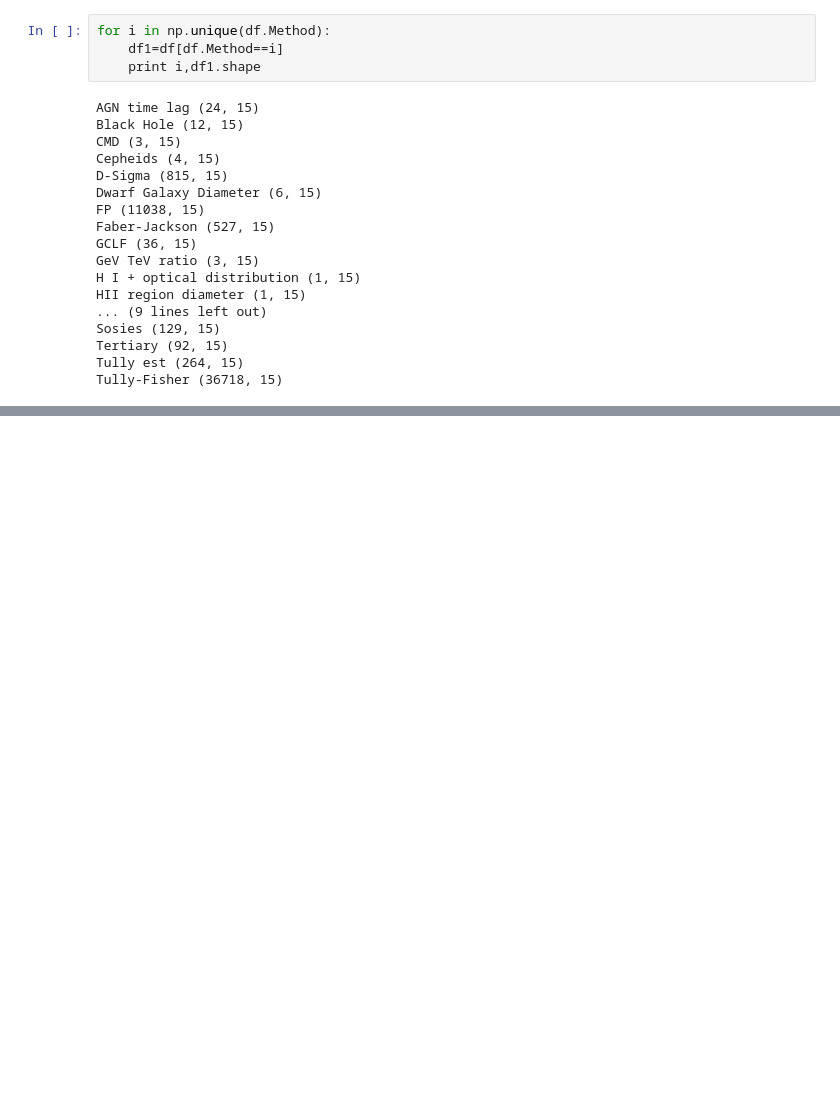
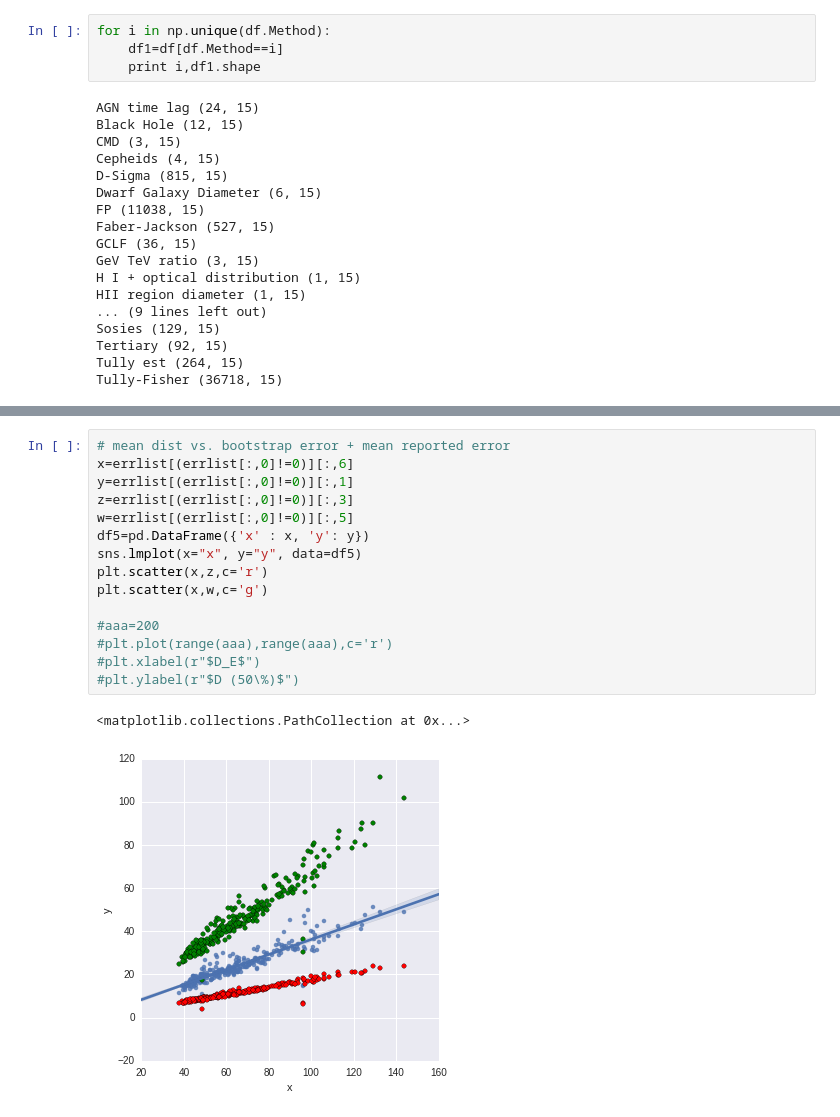
Before and after one commit to saint-germain/anisotropias, a Jupyter notebook: bootstrap sampling.ipynb, the cells around one changed output, grey strips where cells are left out. Cells and saved outputs as stored; diff of their text form; blank space fills up the shorter version.

```diff
--- a/bootstrap sampling.ipynb
+++ b/bootstrap sampling.ipynb
@@ -82,0 +134,18 @@ errlist.shape
+# %%
+# mean dist vs. bootstrap error + mean reported error
+x=errlist[(errlist[:,0]!=0)][:,6]
+y=errlist[(errlist[:,0]!=0)][:,1]
+z=errlist[(errlist[:,0]!=0)][:,3]
+w=errlist[(errlist[:,0]!=0)][:,5]
+df5=pd.DataFrame({'x' : x, 'y': y})
+sns.lmplot(x="x", y="y", data=df5)
+plt.scatter(x,z,c='r')
+plt.scatter(x,w,c='g')
+
+#aaa=200
+#plt.plot(range(aaa),range(aaa),c='r')
+#plt.xlabel(r"$D_E$")
+#plt.ylabel(r"$D (50\%)$")
+# %% [output]
+<matplotlib.collections.PathCollection at 0x...>
+[figure, added]
```
Also changed, not shown: parts of 36 cells of this notebook.
